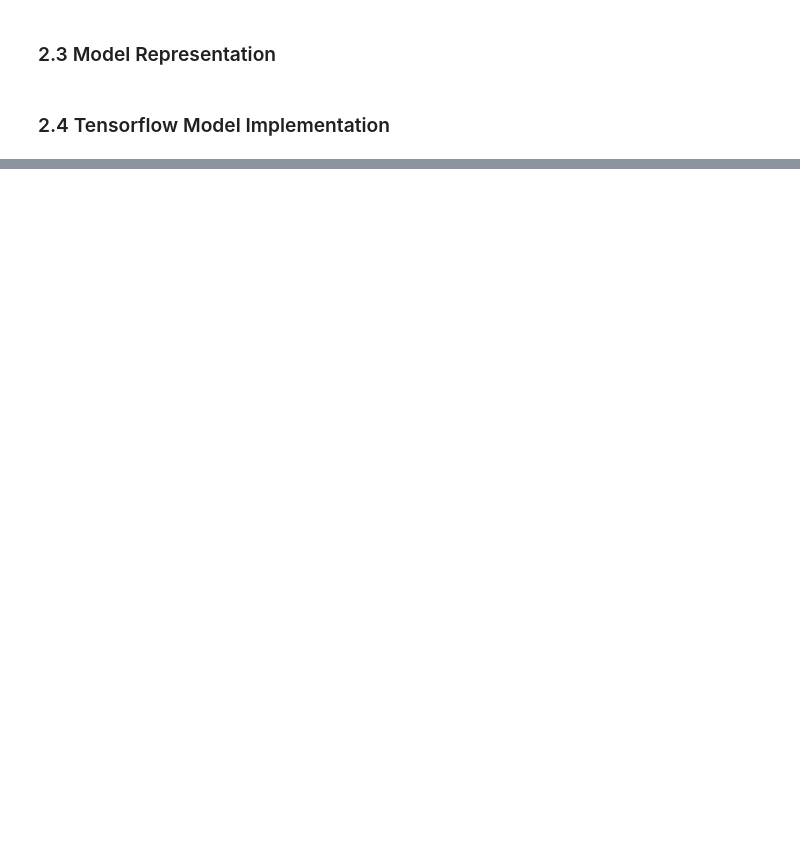
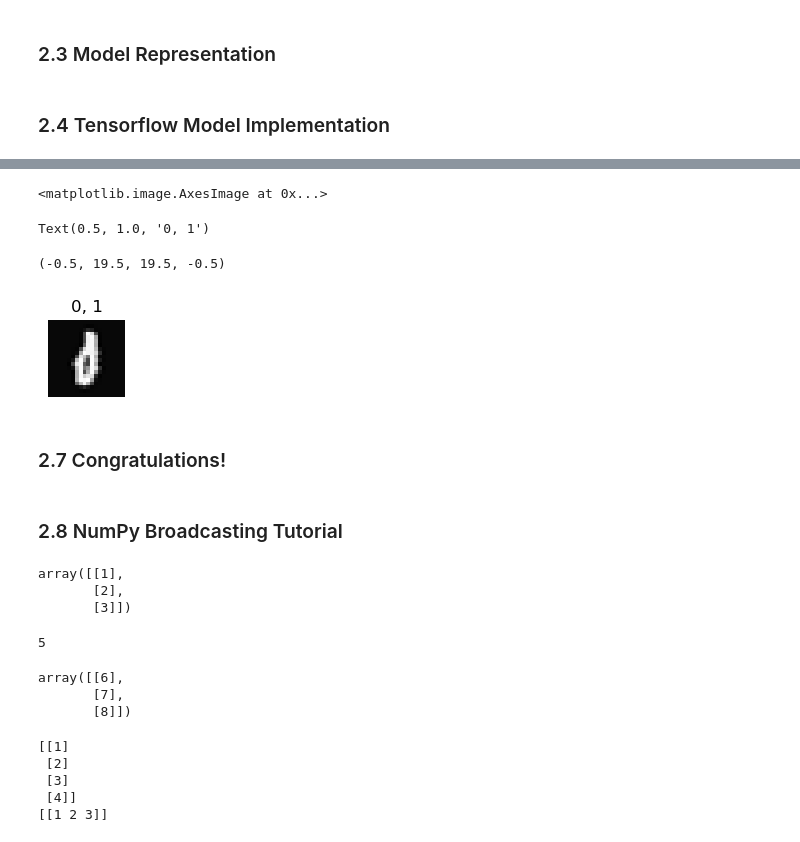
Before and after one commit to karimhbadr1/machine_learning_specalization, a Jupyter notebook: Course 2 - Advanced Learning Algorithms/Week 1/Assignment 1/Assignment1-Neural Networks for Handwritten Digit Recognition Binary Classification.ipynb, the cells around one changed output, grey strips where cells are left out. Drawn from its saved outputs; the diff is of its cells as text; code cells hidden in the pictures; blank space fills up the shorter version.

```diff
--- a/Course 2 - Advanced Learning Algorithms/Week 1/Assignment 1/Assignment1-Neural Networks for Handwritten Digit Recognition Binary Classification.ipynb
+++ b/Course 2 - Advanced Learning Algorithms/Week 1/Assignment 1/Assignment1-Neural Networks for Handwritten Digit Recognition Binary Classification.ipynb
@@ -111,0 +180,7 @@ Text(0.5, 1.0, '0')
+# %%
+model.compile(
+    loss=tf.keras.losses.BinaryCrossentropy(),
+    optimizer=tf.keras.optimizers.Adam(0.001)
+)
+# %%
+model.fit(X,y,epochs=20)
@@ -111,0 +393,4 @@ Text(0.5, 1.0, '0')
+# %%
+def my_dense_v(A_in,W,b,g):
+    a_out=g(np.matmul(A_in,W)+b)
+    return(a_out)
@@ -111,0 +413,16 @@ Text(0.5, 1.0, '0')
+# %%
+def my_sequential_v(X, W1, b1, W2, b2, W3, b3):
+    A1 = my_dense_v(X,  W1, b1, sigmoid)
+    A2 = my_dense_v(A1, W2, b2, sigmoid)
+    A3 = my_dense_v(A2, W3, b3, sigmoid)
+    return(A3)
+
+W1_tmp,b1_tmp = layer1.get_weights()
+W2_tmp,b2_tmp = layer2.get_weights()
+W3_tmp,b3_tmp = layer3.get_weights()
+
+Prediction = my_sequential_v(X, W1_tmp, b1_tmp, W2_tmp, b2_tmp, W3_tmp, b3_tmp )
+Prediction.shape
+
+Yhat = (Prediction >= 0.5).numpy().astype(int)
+print("predict a zero: ",Yhat[0], "predict a one: ", Yhat[500])
@@ -111,0 +472,45 @@ Text(0.5, 1.0, '0')
+# %%
+fig = plt.figure(figsize=(1, 1))
+errors = np.where(y != Yhat)
+random_index = errors[0][0]
+X_random_reshaped = X[random_index].reshape((20, 20)).T
+plt.imshow(X_random_reshaped, cmap='gray')
+plt.title(f"{y[random_index,0]}, {Yhat[random_index, 0]}")
+plt.axis('off')
+plt.show()
+# %% [output]
+<matplotlib.image.AxesImage at 0x...>
+Text(0.5, 1.0, '0, 1')
+(-0.5, 19.5, 19.5, -0.5)
+[figure, added]
+# %% [markdown]
+### 2.7 Congratulations!
+# %% [markdown]
+### 2.8 NumPy Broadcasting Tutorial
+# %%
+a=np.array([1,2,3]).reshape(-1,1)
+a
+b=5
+b
+# %% [output]
+array([[1],
+       [2],
+       [3]])
+5
+# %%
+a+b
+# %% [output]
+array([[6],
+       [7],
+       [8]])
+# %%
+a = np.array([1,2,3,4]).reshape(-1,1)
+b = np.array([1,2,3]).reshape(1,-1)
+print(a)
+print(b)
+# %% [output]
+[[1]
+ [2]
+ [3]
+ [4]]
+[[1 2 3]]
```
Also changed, not shown: parts of 33 cells of this notebook.
